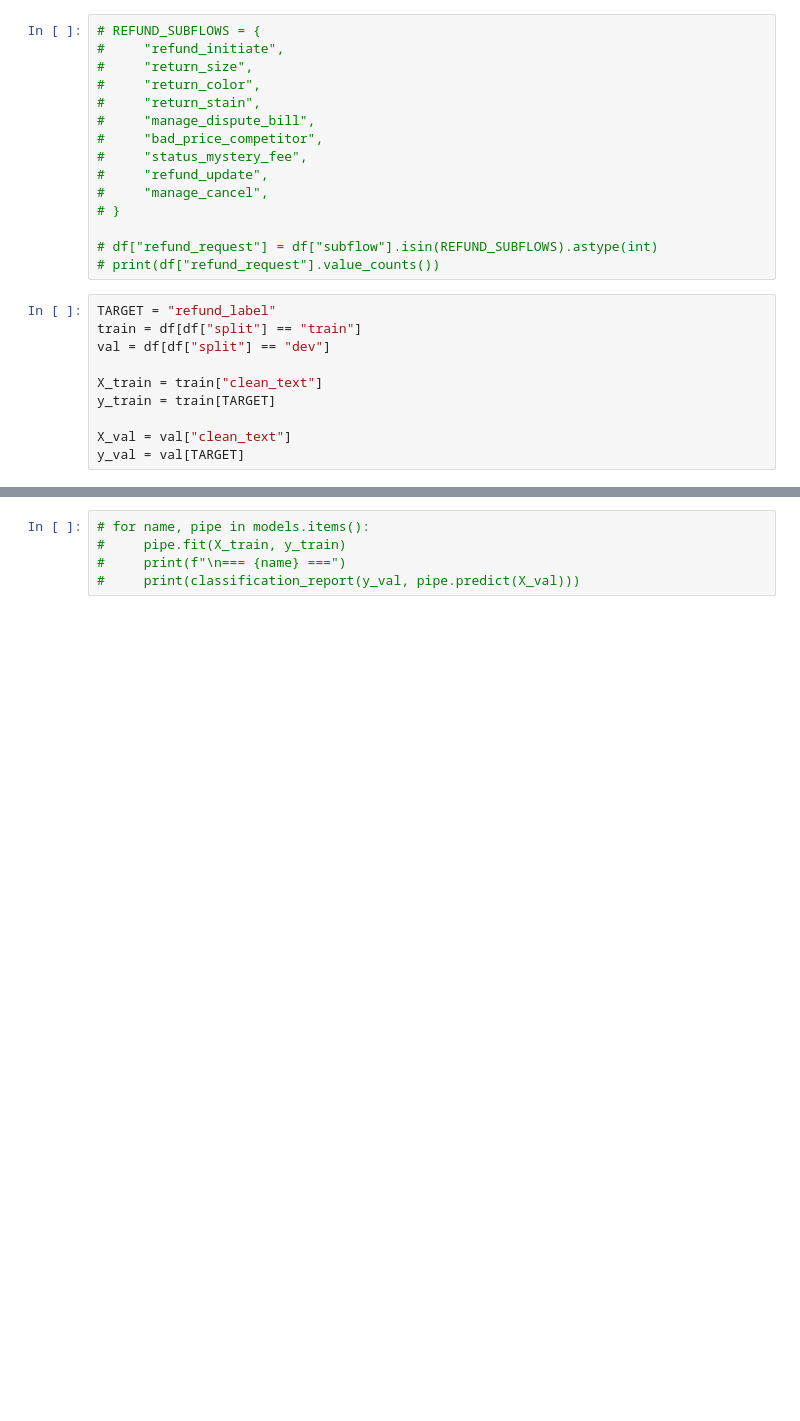
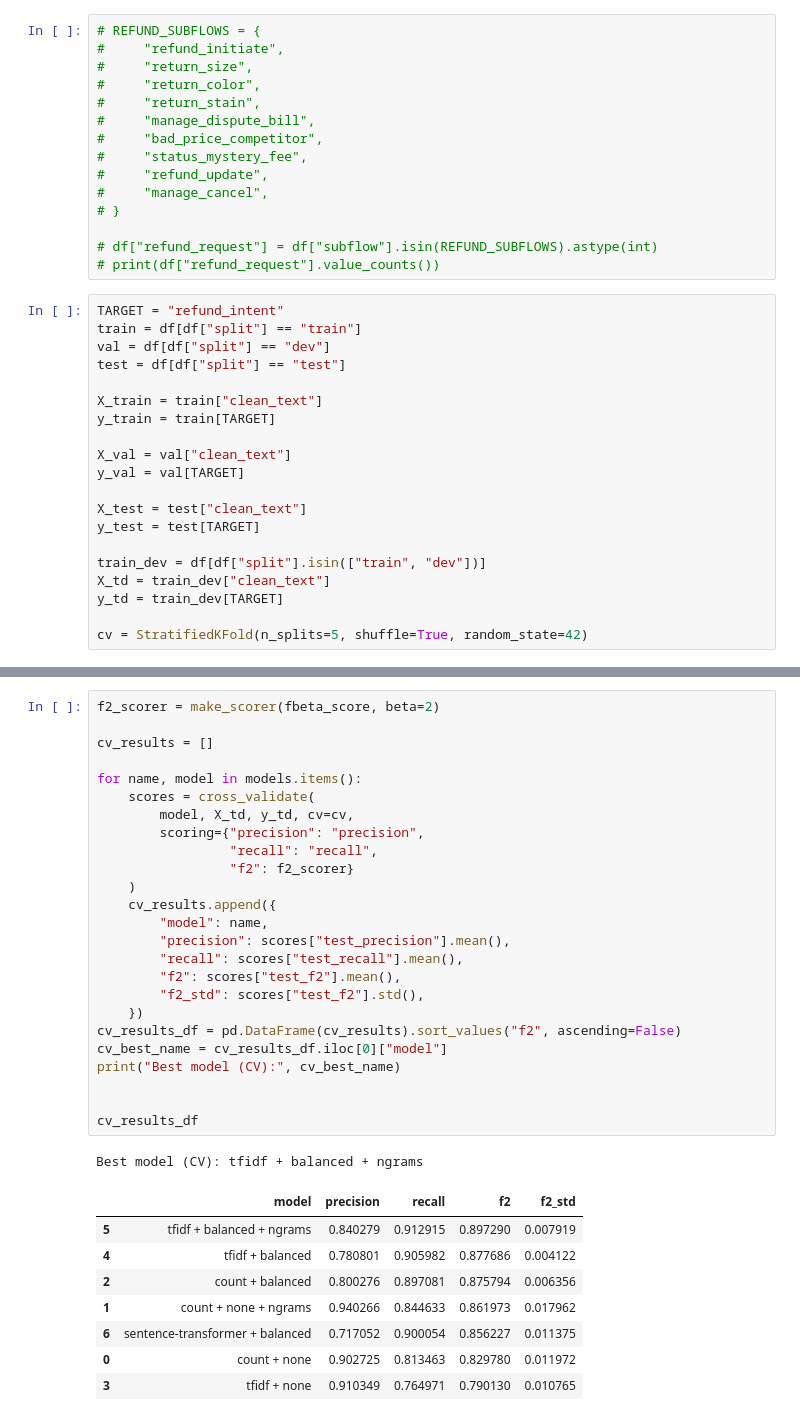
Before and after one commit to MUlbing/ClaimLens, a Jupyter notebook: notebooks/glofinn_notebook.ipynb, the cells around one changed output, grey strips where cells are left out. Saved outputs shown, nothing was run; the diff lists cells and outputs as text; blank space fills up the shorter version.

```diff
--- a/notebooks/glofinn_notebook.ipynb
+++ b/notebooks/glofinn_notebook.ipynb
@@ -94,15 +86,25 @@ df
 # df["refund_request"] = df["subflow"].isin(REFUND_SUBFLOWS).astype(int)
 # print(df["refund_request"].value_counts())
 # %%
-TARGET = "refund_label"
+TARGET = "refund_intent"
 train = df[df["split"] == "train"]
 val = df[df["split"] == "dev"]
+test = df[df["split"] == "test"]
 
 X_train = train["clean_text"]
 y_train = train[TARGET]
 
 X_val = val["clean_text"]
 y_val = val[TARGET]
+
+X_test = test["clean_text"]
+y_test = test[TARGET]
+
+train_dev = df[df["split"].isin(["train", "dev"])]
+X_td = train_dev["clean_text"]
+y_td = train_dev[TARGET]
+
+cv = StratifiedKFold(n_splits=5, shuffle=True, random_state=42)
 # %%
 print(y_train.value_counts(normalize=True))
 
@@ -143,6 +204,36 @@ models = {
 # %%
-# for name, pipe in models.items():
-#     pipe.fit(X_train, y_train)
-#     print(f"\n=== {name} ===")
-#     print(classification_report(y_val, pipe.predict(X_val)))
+f2_scorer = make_scorer(fbeta_score, beta=2)
+
+cv_results = []
+
+for name, model in models.items():
+    scores = cross_validate(
+        model, X_td, y_td, cv=cv,
+        scoring={"precision": "precision",
+                 "recall": "recall",
+                 "f2": f2_scorer}
+    )
+    cv_results.append({
+        "model": name,
+        "precision": scores["test_precision"].mean(),
+        "recall": scores["test_recall"].mean(),
+        "f2": scores["test_f2"].mean(),
+        "f2_std": scores["test_f2"].std(),
+    })
+cv_results_df = pd.DataFrame(cv_results).sort_values("f2", ascending=False)
+cv_best_name = cv_results_df.iloc[0]["model"]
+print("Best model (CV):", cv_best_name)
+
+
+cv_results_df
+# %% [output]
+Best model (CV): tfidf + balanced + ngrams
+|  | model | precision | recall | f2 | f2_std |
+| 5 | tfidf + balanced + ngrams | 0.840279 | 0.912915 | 0.897290 | 0.007919 |
+| 4 | tfidf + balanced | 0.780801 | 0.905982 | 0.877686 | 0.004122 |
+| 2 | count + balanced | 0.800276 | 0.897081 | 0.875794 | 0.006356 |
+| 1 | count + none + ngrams | 0.940266 | 0.844633 | 0.861973 | 0.017962 |
+| 6 | sentence-transformer + balanced | 0.717052 | 0.900054 | 0.856227 | 0.011375 |
+| 0 | count + none | 0.902725 | 0.813463 | 0.829780 | 0.011972 |
+| 3 | tfidf + none | 0.910349 | 0.764971 | 0.790130 | 0.010765 |
 # %%
```
Also changed, not shown: parts of 25 cells of this notebook, 4 other files.
